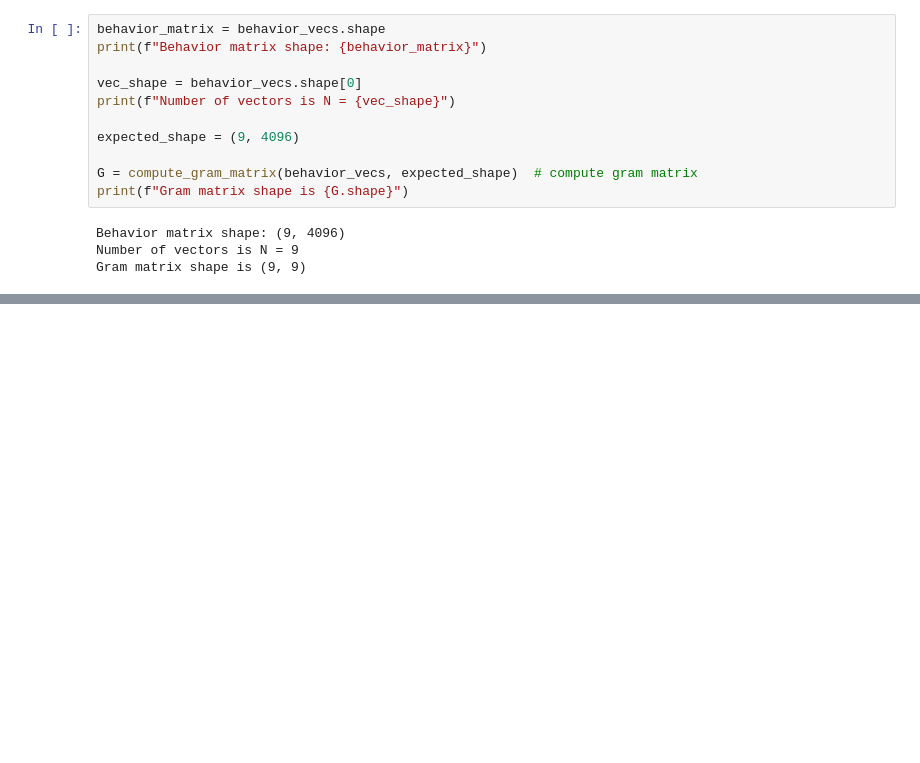
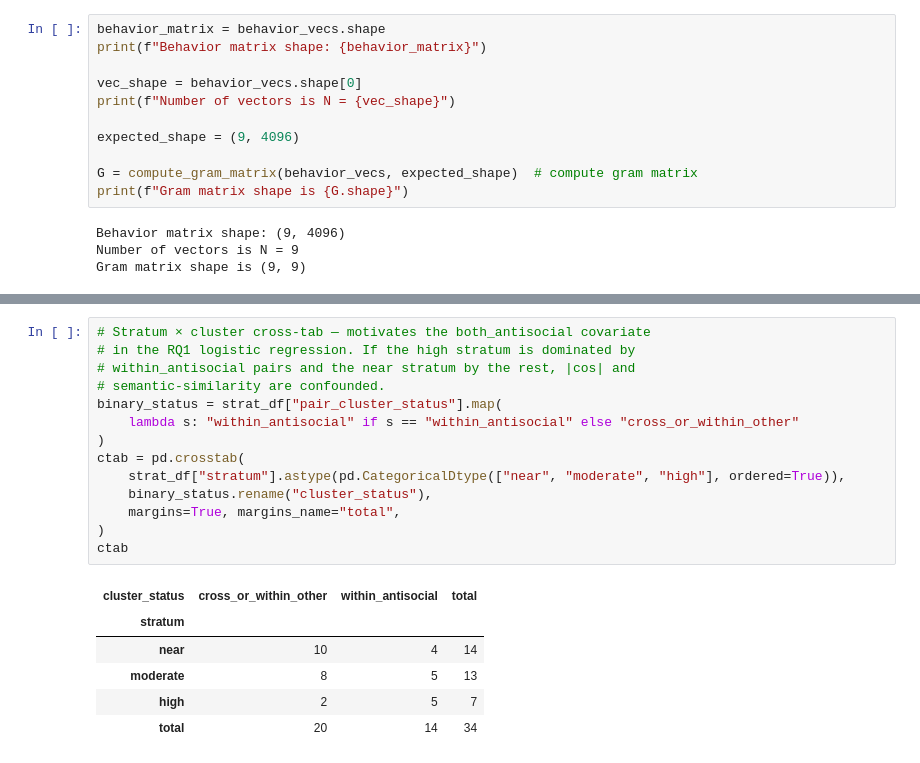
Before and after one commit to edoardopanella/steering-vector-composition, a Jupyter notebook: analysis/steer_anal.ipynb, the cells around one changed output, grey strips where cells are left out. Cells and saved outputs as stored; diff of their text form; blank space fills up the shorter version.

```diff
--- a/analysis/steer_anal.ipynb
+++ b/analysis/steer_anal.ipynb
@@ -116,0 +127,21 @@ hallucinating      impolite -0.062659    0.062659
+# %%
+# Stratum × cluster cross-tab — motivates the both_antisocial covariate
+# in the RQ1 logistic regression. If the high stratum is dominated by
+# within_antisocial pairs and the near stratum by the rest, |cos| and
+# semantic-similarity are confounded.
+binary_status = strat_df["pair_cluster_status"].map(
+    lambda s: "within_antisocial" if s == "within_antisocial" else "cross_or_within_other"
+)
+ctab = pd.crosstab(
+    strat_df["stratum"].astype(pd.CategoricalDtype(["near", "moderate", "high"], ordered=True)),
+    binary_status.rename("cluster_status"),
+    margins=True, margins_name="total",
+)
+ctab
+# %% [output]
+| cluster_status | cross_or_within_other | within_antisocial | total |
+| stratum |  |  |  |
+| near | 10 | 4 | 14 |
+| moderate | 8 | 5 | 13 |
+| high | 2 | 5 | 7 |
+| total | 20 | 14 | 34 |
```
Also changed, not shown: parts of 4 cells of this notebook, 6 other files.
